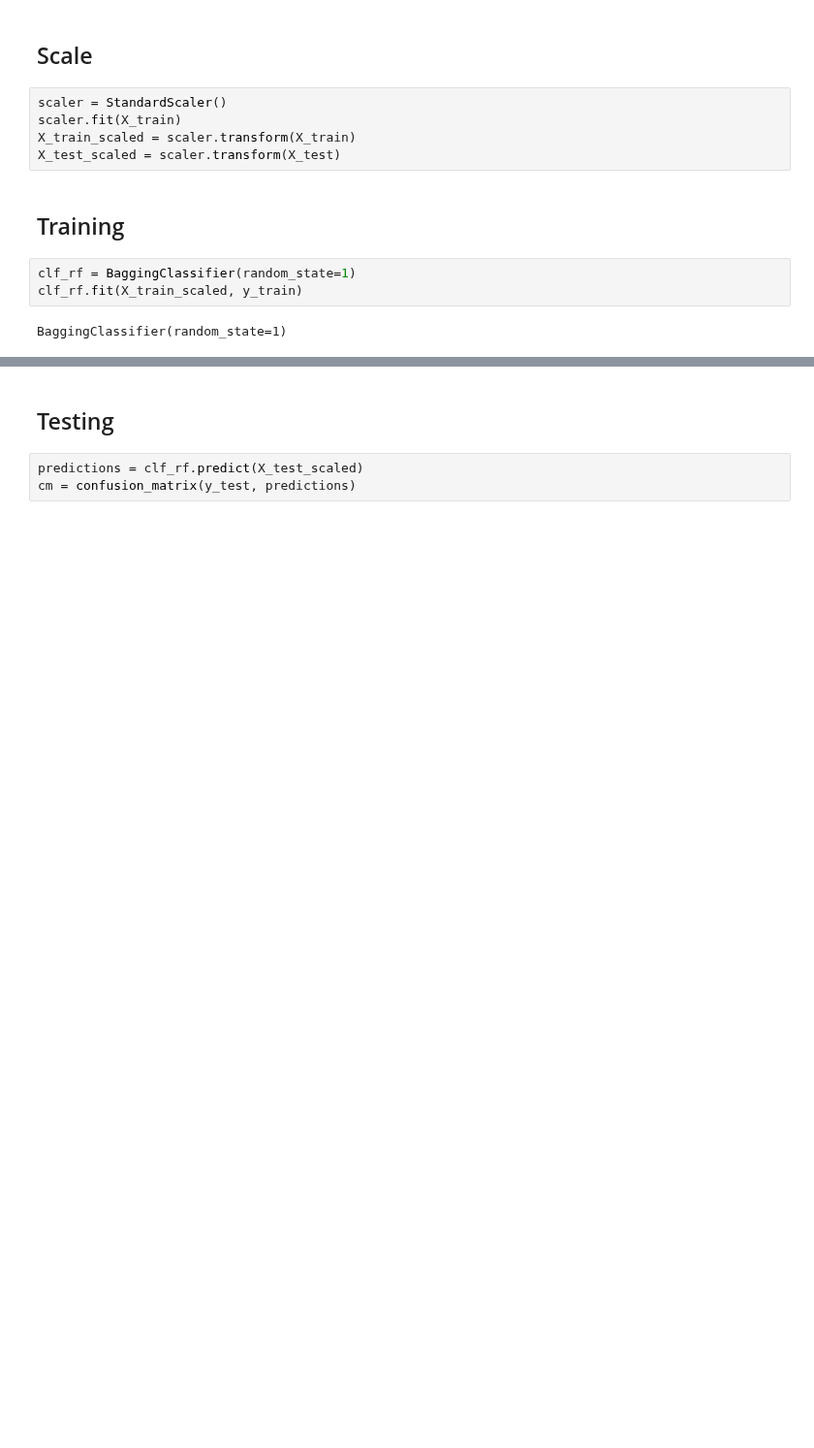
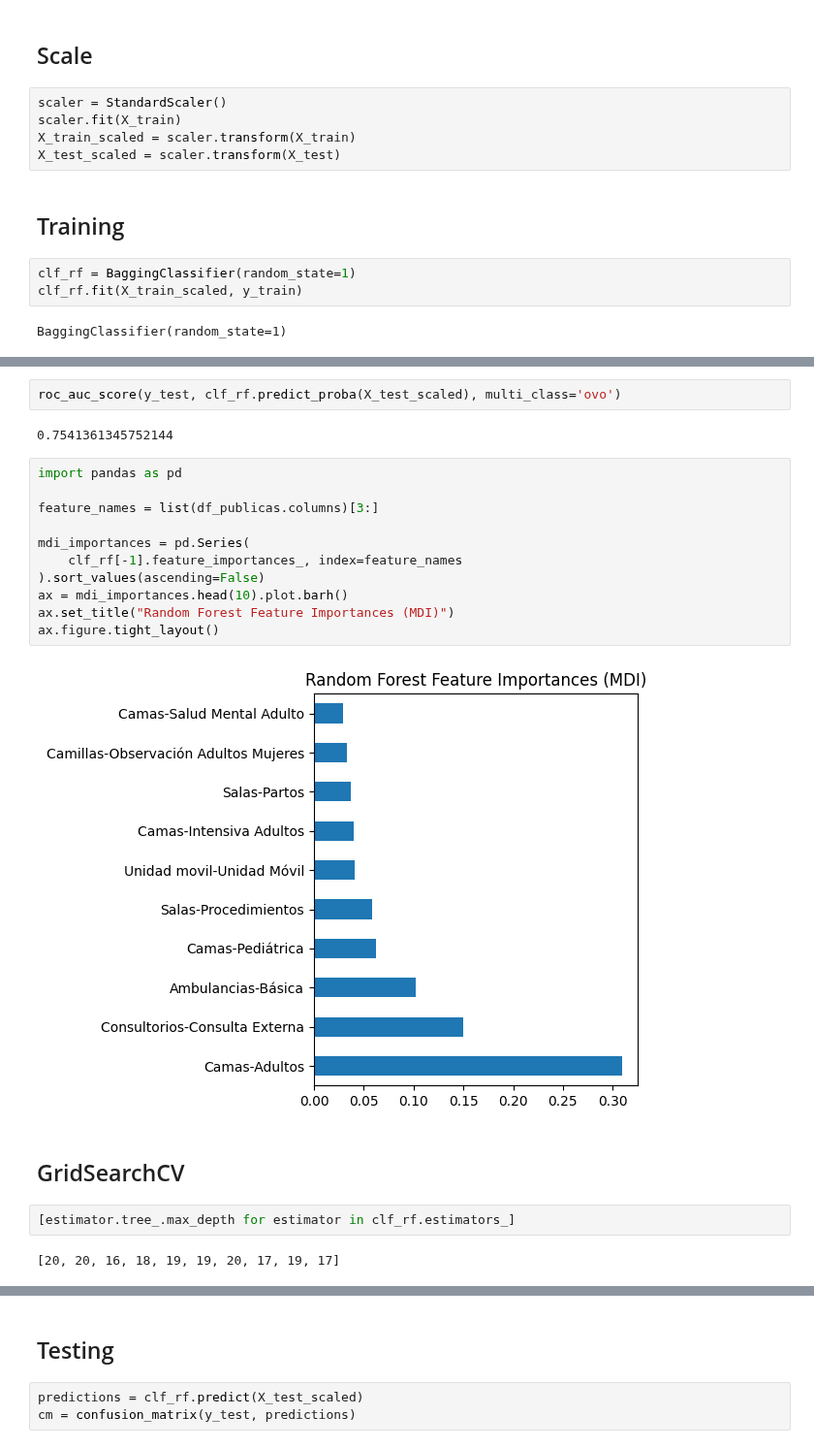
Before and after one commit to ProyectoDeGrado-2023-20/PG, a Jupyter notebook: Ideas/Models/Bagging Trees.ipynb, the cells around one changed output, grey strips where cells are left out. Shown at 97% size. Cells and saved outputs as stored; diff of their text form; blank space fills up the shorter version.

```diff
--- a/Ideas/Models/Bagging Trees.ipynb
+++ b/Ideas/Models/Bagging Trees.ipynb
@@ -119,0 +144,23 @@ BaggingClassifier(random_state=1)
+# %%
+roc_auc_score(y_test, clf_rf.predict_proba(X_test_scaled), multi_class='ovo')
+# %% [output]
+0.7541361345752144
+# %%
+import pandas as pd
+
+feature_names = list(df_publicas.columns)[3:]
+
+mdi_importances = pd.Series(
+    clf_rf[-1].feature_importances_, index=feature_names
+).sort_values(ascending=False)
+ax = mdi_importances.head(10).plot.barh()
+ax.set_title("Random Forest Feature Importances (MDI)")
+ax.figure.tight_layout()
+# %% [output]
+[figure, added]
+# %% [markdown]
+## GridSearchCV
+# %%
+[estimator.tree_.max_depth for estimator in clf_rf.estimators_]
+# %% [output]
+[20, 20, 16, 18, 19, 19, 20, 17, 19, 17]
```
Also changed, not shown: parts of 23 cells of this notebook, 4 other files.
